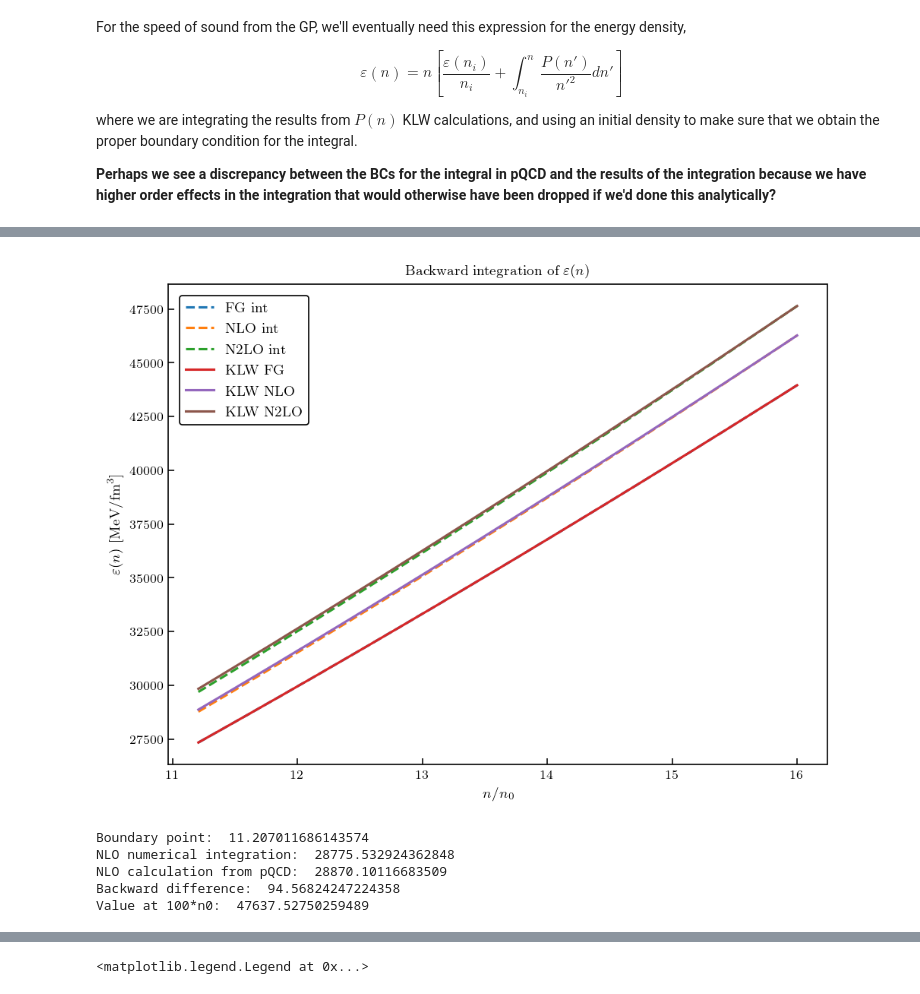
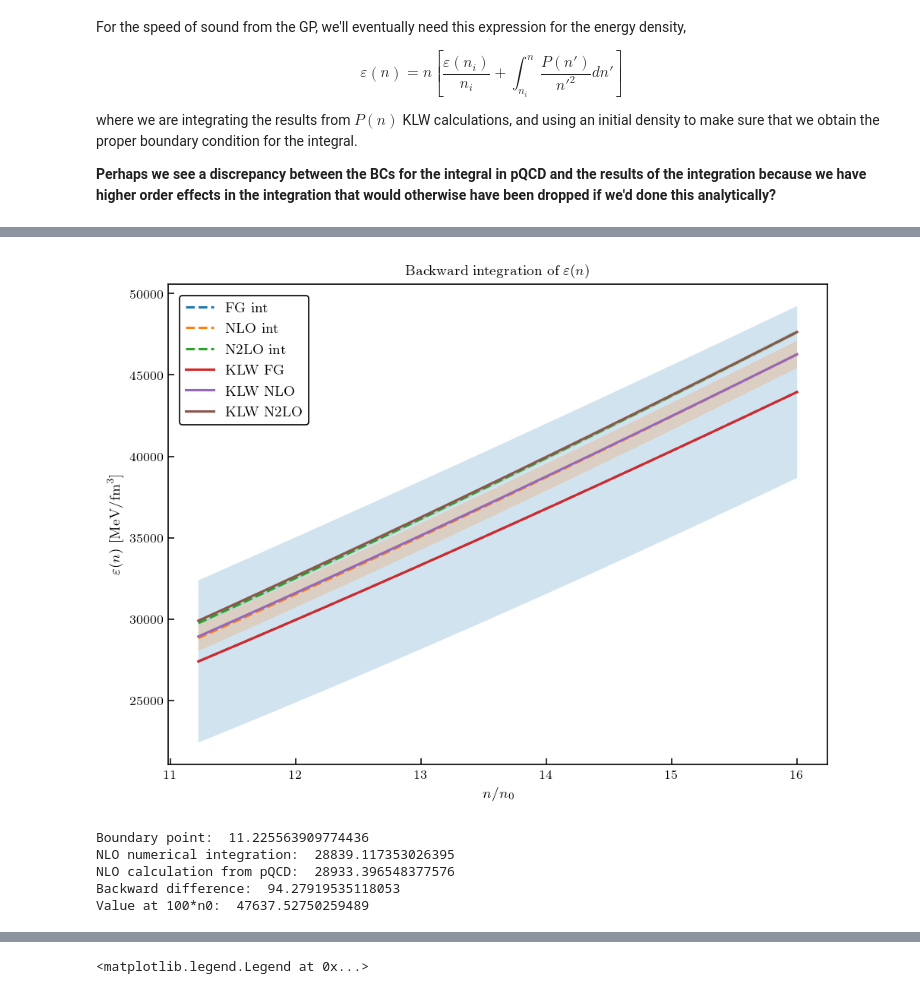
Before and after one commit to asemposki/neutron-rich-bmm, a Jupyter notebook: Gorda_pQCD_gsum.ipynb, the cells around one changed output, grey strips where cells are left out. Saved outputs shown, nothing was run; the diff lists cells and outputs as text; code cells hidden in the pictures.

```diff
--- a/Gorda_pQCD_gsum.ipynb
+++ b/Gorda_pQCD_gsum.ipynb
@@ -346,7 +350,7 @@ n_q = n_q/conversion_fm3
 # %%
 # now we would like to get a mu array corresponding to the n we desire
 #n = np.linspace(11.2, 16.0, 300) # baryon number density from chiral EFT [fm^-3]
-n = np.linspace(0.05, 16.0, 600)
+n = np.linspace(1.0, 16.0, 400)
 dens = n
 
 # convert this quark number density first
@@ -827,40 +878,43 @@ speed_of_sound(dens[cs2_cut:], pres_dict_N2LO, edens_dict['N2LO'], integrate='ba
 plt.plot(dens_cs2, edens_FG['mean'], linestyle='dashed', label=r'FG int')
 plt.plot(dens_cs2, edens_NLO['mean'], linestyle='dashed', label=r'NLO int')
 plt.plot(dens_cs2, edens_N2LO['mean'], linestyle='dashed', label=r'N2LO int')
+plt.fill_between(dens_cs2, edens_FG['lower'], edens_FG['upper'], alpha=0.2)
+plt.fill_between(dens_cs2, edens_NLO['lower'], edens_NLO['upper'], alpha=0.2)
+plt.fill_between(dens_cs2, edens_N2LO['lower'], edens_N2LO['upper'], alpha=0.2)
 eps_n_FG = ((3.0 / (2 * np.pi**2.0)) * (3.0 * np.pi**2.0 * dens[cs2_cut:]/2.0)**(4.0/3.0) * hbarc)
 eps_n_NLO_all = eps_n_FG + ((pqcd.mu_1(mU_cs2_FG)[:,0]*1000.) * 3.0 * dens[cs2_cut:] - \
                          (pres_dict_NLO['mean'] - pres_dict_FG['mean']))
 eps_n_N2LO_all = eps_n_NLO_all + ((pqcd.mu_2(mU_cs2_FG)[:,0]*1000.) * 3.0 * dens[cs2_cut:] - \
                           (pres_dict_N2LO['mean'] - pres_dict_NLO['mean']))
 plt.plot(dens[cs2_cut:], eps_n_FG, label=r'KLW FG')
 plt.plot(dens[cs2_cut:], eps_n_NLO_all, label=r'KLW NLO')
 plt.plot(dens[cs2_cut:], eps_n_N2LO_all, label=r'KLW N2LO')
 plt.xlabel(r'$n/n_{0}$')
 plt.ylabel(r'$\varepsilon(n)$ [MeV/fm$^{3}$]')
 plt.title(r'Backward integration of $\varepsilon(n)$')
 plt.legend()
 plt.show()
 
 print('Boundary point: ', dens_cs2[0])
 print('NLO numerical integration: ', edens_NLO['mean'][0])
 print('NLO calculation from pQCD: ', eps_n_NLO_all[0])
 print('Backward difference: ', eps_n_NLO_all[0] - edens_NLO['mean'][0])
 
 # without conversion back to the proper units...wondering if this is the difference...
 np.savez('edens_comparison.npz', density=dens_cs2, mean=edens_N2LO['mean'])
 
 print('Value at 100*n0: ', eps_n_N2LO_all[-1])
 
 # plot the integrand
 integrand = np.asarray(pres_dict_N2LO['mean'])/(dens[cs2_cut:]**2.0)
 plt.plot(dens[cs2_cut:], integrand)
 plt.show()
 # %% [output]
-[figure, old version]
+[figure, new version]
-Boundary point:  11.207011686143574
-NLO numerical integration:  28775.532924362848
-NLO calculation from pQCD:  28870.10116683509
-Backward difference:  94.56824247224358
+Boundary point:  11.225563909774436
+NLO numerical integration:  28839.117353026395
+NLO calculation from pQCD:  28933.396548377576
+Backward difference:  94.27919535118053
 Value at 100*n0:  47637.52750259489
 [figure]
 # %%
```
Also changed, not shown: parts of 22 cells of this notebook, 6 other files.
